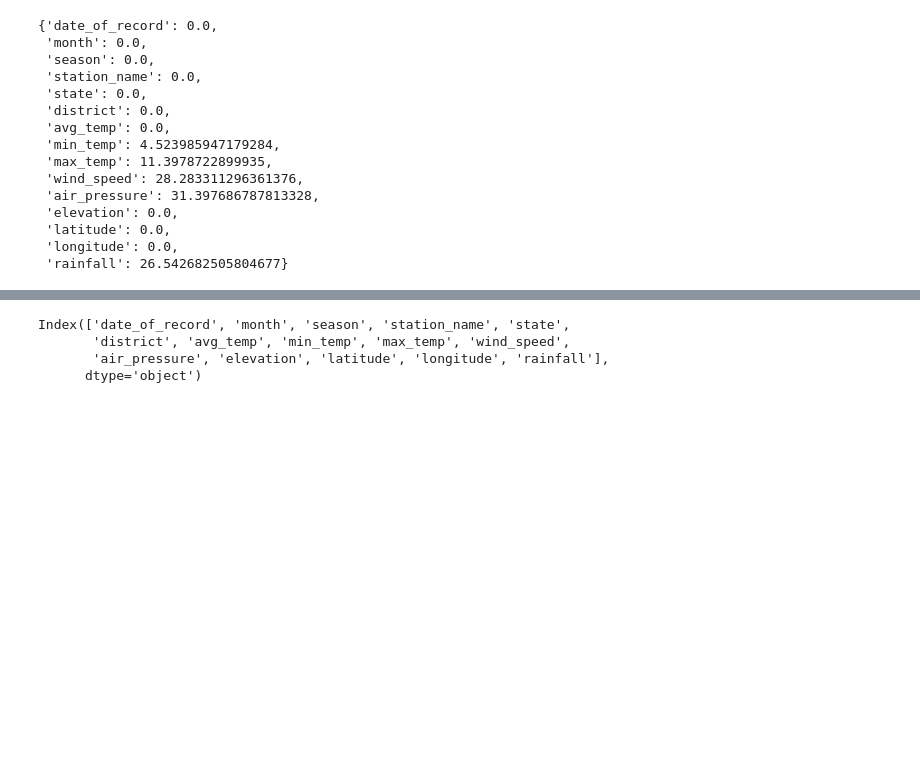
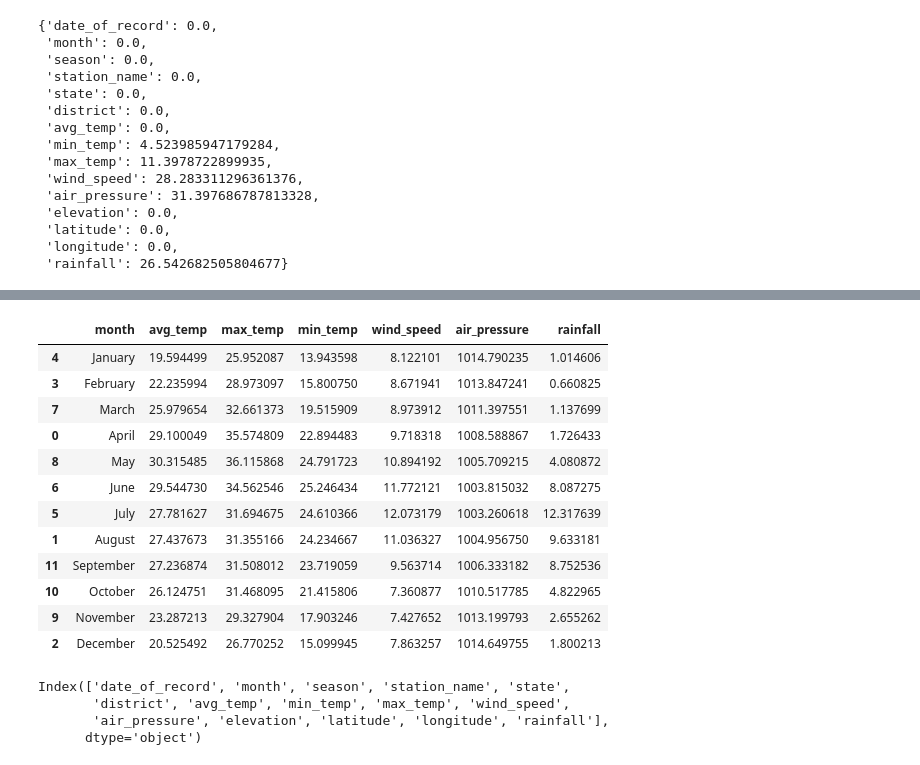
Before and after one commit to sayan21m/temperature_predictor, a Jupyter notebook: data_analysis/json_dumper.ipynb, the cells around one changed output, grey strips where cells are left out. Cells and saved outputs as stored; diff of their text form; code cells hidden in the pictures; blank space fills up the shorter version.

Commit message:
feat: dumped data for monthly trend analysis

```diff
--- a/data_analysis/json_dumper.ipynb
+++ b/data_analysis/json_dumper.ipynb
@@ -148,3 +163,44 @@ def outlier_stats(series):
+# %%
+monthly_trend = df.groupby('month').agg({
+    'avg_temp': 'mean',
+    'max_temp': 'mean',
+    'min_temp': 'mean',
+    'wind_speed': 'mean',
+    'air_pressure': 'mean',
+    'rainfall': 'mean',
+}).reset_index(drop=False)
+month_map = {
+    'January': 1,
+    'February': 2,
+    'March': 3,
+    'April': 4,
+    'May': 5,
+    'June': 6,
+    'July': 7,
+    'August': 8,
+    'September': 9,
+    'October': 10,
+    'November': 11,
+    'December': 12,
+}
+monthly_trend['weight'] = monthly_trend['month'].map(month_map)
+monthly_trend = monthly_trend.sort_values(by='weight')
+monthly_trend = monthly_trend.drop(columns=['weight'])
+monthly_trend
+# %% [output]
+|  | month | avg_temp | max_temp | min_temp | wind_speed | air_pressure | rainfall |
+| 4 | January | 19.594499 | 25.952087 | 13.943598 | 8.122101 | 1014.790235 | 1.014606 |
+| 3 | February | 22.235994 | 28.973097 | 15.800750 | 8.671941 | 1013.847241 | 0.660825 |
+| 7 | March | 25.979654 | 32.661373 | 19.515909 | 8.973912 | 1011.397551 | 1.137699 |
+| 0 | April | 29.100049 | 35.574809 | 22.894483 | 9.718318 | 1008.588867 | 1.726433 |
+| 8 | May | 30.315485 | 36.115868 | 24.791723 | 10.894192 | 1005.709215 | 4.080872 |
+| 6 | June | 29.544730 | 34.562546 | 25.246434 | 11.772121 | 1003.815032 | 8.087275 |
+| 5 | July | 27.781627 | 31.694675 | 24.610366 | 12.073179 | 1003.260618 | 12.317639 |
+| 1 | August | 27.437673 | 31.355166 | 24.234667 | 11.036327 | 1004.956750 | 9.633181 |
+| 11 | September | 27.236874 | 31.508012 | 23.719059 | 9.563714 | 1006.333182 | 8.752536 |
+| 10 | October | 26.124751 | 31.468095 | 21.415806 | 7.360877 | 1010.517785 | 4.822965 |
+| 9 | November | 23.287213 | 29.327904 | 17.903246 | 7.427652 | 1013.199793 | 2.655262 |
+| 2 | December | 20.525492 | 26.770252 | 15.099945 | 7.863257 | 1014.649755 | 1.800213 |
 # %%
 data = {
     # dataset details
```
Also changed, not shown: parts of 3 cells of this notebook.
